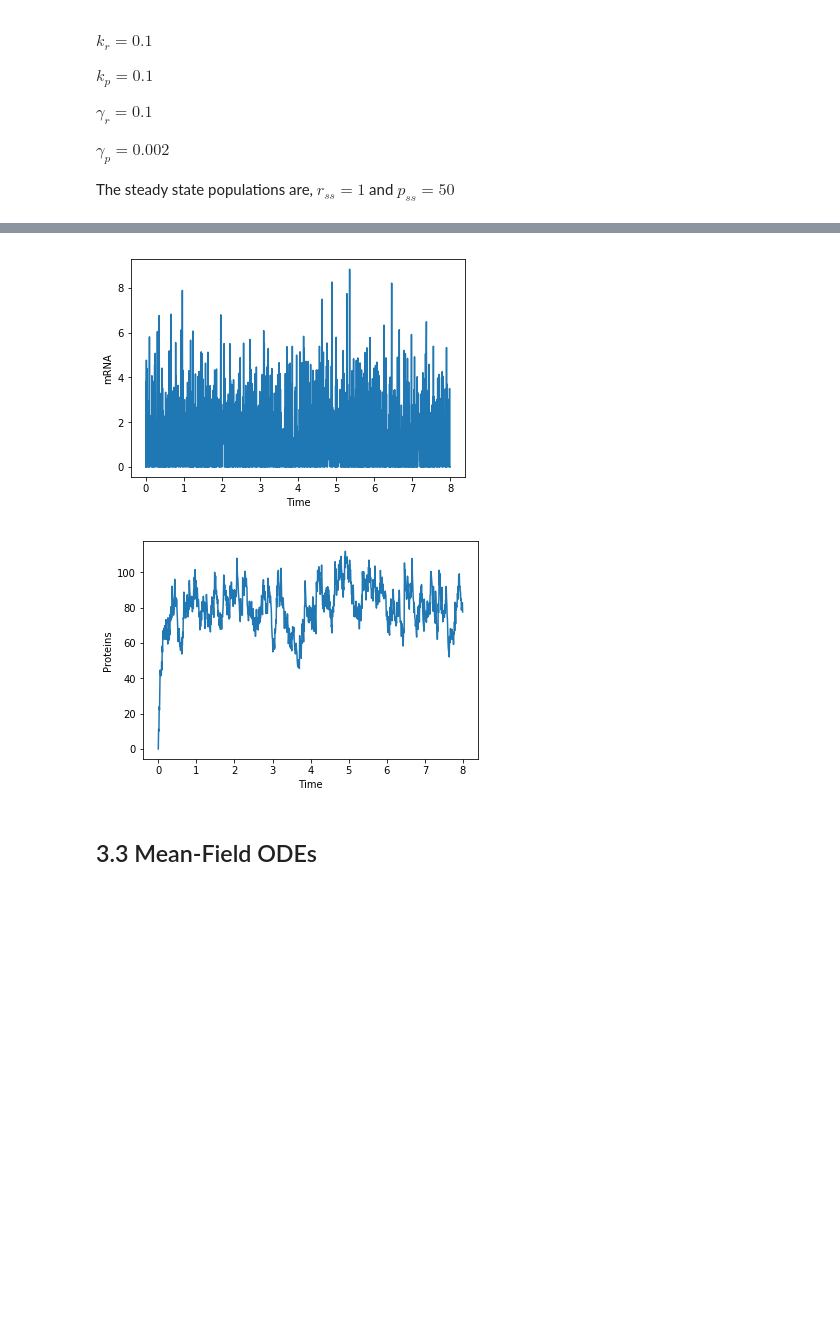
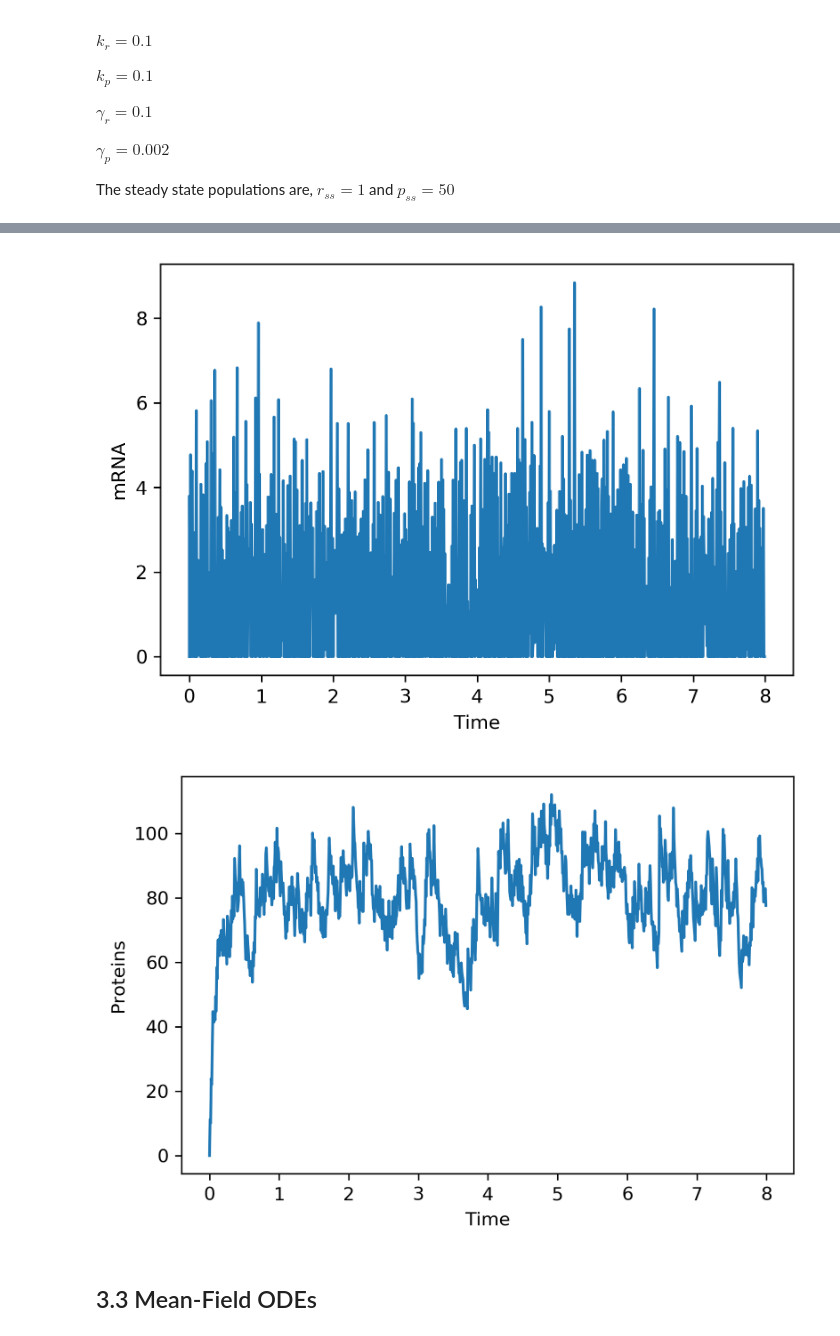
Before and after one commit to VlachosGroup/Intro-to-KMC, a Jupyter notebook: well_mixed/02_sampling_averaging_gene_expression.ipynb, the cells around one changed output, grey strips where cells are left out. Cells and saved outputs as stored; diff of their text form; code cells hidden in the pictures; blank space fills up the shorter version.

```diff
--- a/well_mixed/02_sampling_averaging_gene_expression.ipynb
+++ b/well_mixed/02_sampling_averaging_gene_expression.ipynb
@@ -104,6 +104,9 @@ from scipy.integrate import odeint, ode
 
 # Set random seed
 np.random.seed(0)
+
+# Set figure dpi
+dpi = 300.
 # %% [markdown]
 ## 3.1 Gillespie's Algorithm <a name="gillespie"></a>
 # %%
@@ -370,18 +379,20 @@ The simulation takes 0.1790 s
 # %%
 fig = plt.figure()
 ax = fig.add_subplot(111)
 ax.plot(val_tl_2[:,0]/3600,val_tl_2[:,1])
 ax.set_xlabel('Time')
-ax.set_ylabel('mRNA');
+ax.set_ylabel('mRNA')
+fig.set_dpi(dpi)
 
 fig = plt.figure()
 ax = fig.add_subplot(111)
 ax.plot(val_tl_2[:,0]/3600,val_tl_2[:,2])
 ax.set_xlabel('Time')
-ax.set_ylabel('Proteins');
+ax.set_ylabel('Proteins')
+fig.set_dpi(dpi)
 # %% [output]
-[figure, old version]
+[figure, new version]
-[figure, old version]
+[figure, new version]
 # %% [markdown]
 ## 3.3 Mean-Field ODEs<a name="ode"></a>
 # %% [markdown]
```
Also changed, not shown: parts of 12 cells of this notebook.
